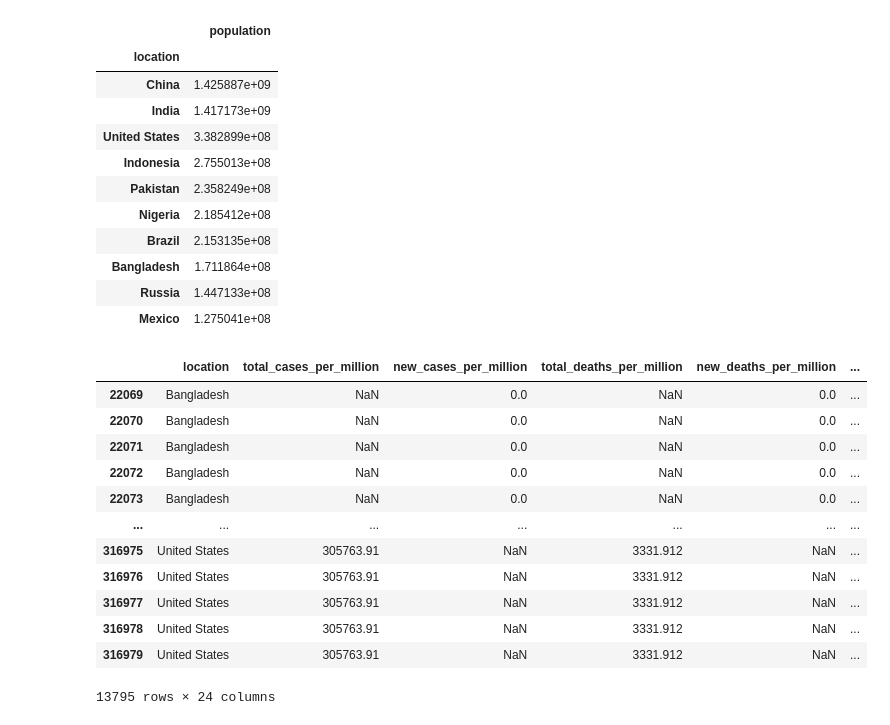
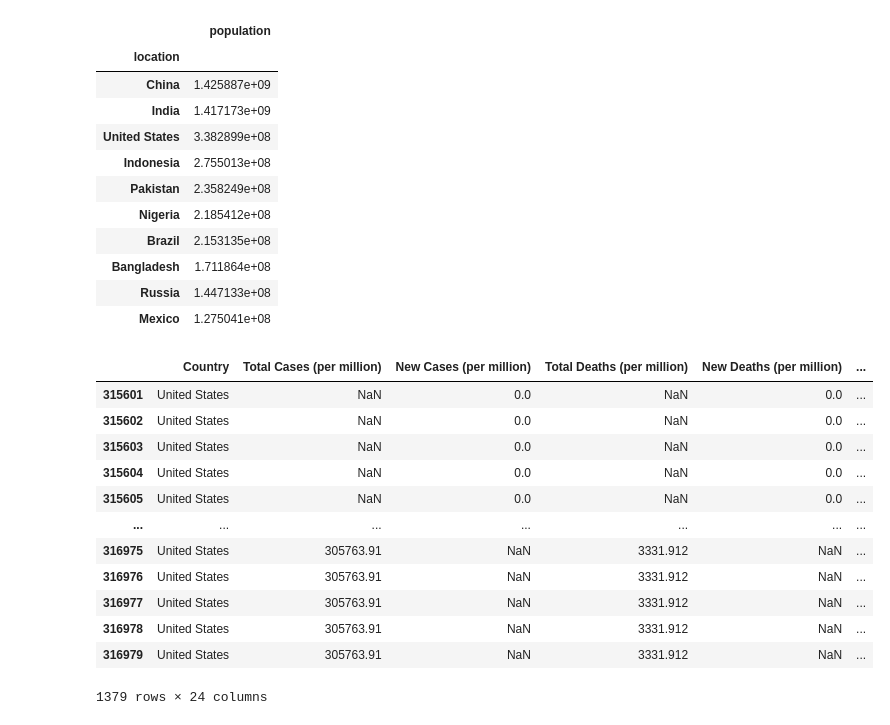
Before and after one commit to ss0ryan0/project1_group7, a Jupyter notebook: Code/project1_group7.ipynb, the cells around one changed output. Cells and saved outputs as stored; diff of their text form; code cells hidden in the pictures.

```diff
--- a/Code/project1_group7.ipynb
+++ b/Code/project1_group7.ipynb
@@ -147,27 +147,58 @@ group_pop_vs_loc.mean().sort_values("population", ascending = False).head(10)
 | Bangladesh | 1.711864e+08 |
 | Russia | 1.447133e+08 |
 | Mexico | 1.275041e+08 |
-# %%
-# creating new data frame with only the 10 selected locations
-
-top_10_countries_df = cleaned_covid_df.loc[(cleaned_covid_df["location"] == "China") | (cleaned_covid_df["location"] == "India") |
-                                        (cleaned_covid_df["location"] == "United States") | (cleaned_covid_df["location"] == "Indonesia") |
-                                        (cleaned_covid_df["location"] == "Pakistan") | (cleaned_covid_df["location"] == "Nigeria") |
-                                        (cleaned_covid_df["location"] == "Brazil") | (cleaned_covid_df["location"] == "Bangladesh") |
-                                        (cleaned_covid_df["location"] == "Russia") | (cleaned_covid_df["location"] == "Mexico"),  :]
-
-top_10_countries_df
-# %% [output]
-|  | location | total_cases_per_million | new_cases_per_million | total_deaths_per_million | new_deaths_per_million | ... |
-| 22069 | Bangladesh | NaN | 0.0 | NaN | 0.0 | ... |
-| 22070 | Bangladesh | NaN | 0.0 | NaN | 0.0 | ... |
-| 22071 | Bangladesh | NaN | 0.0 | NaN | 0.0 | ... |
-| 22072 | Bangladesh | NaN | 0.0 | NaN | 0.0 | ... |
-| 22073 | Bangladesh | NaN | 0.0 | NaN | 0.0 | ... |
-| ... | ... | ... | ... | ... | ... | ... |
-| 316975 | United States | 305763.91 | NaN | 3331.912 | NaN | ... |
-| 316976 | United States | 305763.91 | NaN | 3331.912 | NaN | ... |
-| 316977 | United States | 305763.91 | NaN | 3331.912 | NaN | ... |
-| 316978 | United States | 305763.91 | NaN | 3331.912 | NaN | ... |
-| 316979 | United States | 305763.91 | NaN | 3331.912 | NaN | ... |
-13795 rows × 24 columns
+# %%
+# creating new data frame with only the 10 selected locations
+
+top_10_countries = cleaned_covid_df.loc[(cleaned_covid_df["location"] == "China") | (cleaned_covid_df["location"] == "India") |
+                                        (cleaned_covid_df["location"] == "United States") | (cleaned_covid_df["location"] == "Indonesia") |
+                                        (cleaned_covid_df["location"] == "Pakistan") | (cleaned_covid_df["location"] == "Nigeria") |
+                                        (cleaned_covid_df["location"] == "Brazil") | (cleaned_covid_df["location"] == "Bangladesh") |
+                                        (cleaned_covid_df["location"] == "Russia") | (cleaned_covid_df["location"] == "Mexico"),  :]
+
+# renaming columns for readability
+final_df_top_10 = top_10_countries.rename(columns={
+    "location": "Country",
+    "total_cases_per_million": "Total Cases (per million)",
+    "new_cases_per_million": "New Cases (per million)",
+    "total_deaths_per_million": "Total Deaths (per million)",
+    "new_deaths_per_million": "New Deaths (per million)",
+    "icu_patients_per_million": "ICU Patients (per million)",
+    "hosp_patients_per_million": "Hospitalized Patients (per million)",
+    "total_tests_per_thousand": "Total Tests (per thousand)",
+    "positive_rate": "Positive Rate",
+    "total_vaccinations_per_hundred": "Total Vaccinations (per hundred)",
+    "people_vaccinated_per_hundred": "People Vaccinated (per hundred)",
+    "people_fully_vaccinated_per_hundred": "People Fully Vaccinated (per hundred)",
+    "total_boosters_per_hundred": "Total Boosters (per hundred)",
+    "new_vaccinations": "New Vaccinations",
+    "median_age": "Median Age",
+    "aged_65_older": "Aged Over 65",
+    "aged_70_older": "Aged Over 70",
+    "cardiovasc_death_rate": "Poor Cardiovascular Death Rate",
+    "diabetes_prevalence": "Diabetes Prevalence",
+    "female_smokers": "Female Smokers",
+    "male_smokers": "Male Smokers",
+    "population": "Total Population",
+    "month": "Month",
+    "year": "Year"
+})
+
+# making a data frame containing only data from United States
+final_df_US = final_df_top_10.loc[final_df_top_10["Country"] == "United States", :]
+
+final_df_US
+# %% [output]
+|  | Country | Total Cases (per million) | New Cases (per million) | Total Deaths (per million) | New Deaths (per million) | ... |
+| 315601 | United States | NaN | 0.0 | NaN | 0.0 | ... |
+| 315602 | United States | NaN | 0.0 | NaN | 0.0 | ... |
+| 315603 | United States | NaN | 0.0 | NaN | 0.0 | ... |
+| 315604 | United States | NaN | 0.0 | NaN | 0.0 | ... |
+| 315605 | United States | NaN | 0.0 | NaN | 0.0 | ... |
+| ... | ... | ... | ... | ... | ... | ... |
+| 316975 | United States | 305763.91 | NaN | 3331.912 | NaN | ... |
+| 316976 | United States | 305763.91 | NaN | 3331.912 | NaN | ... |
+| 316977 | United States | 305763.91 | NaN | 3331.912 | NaN | ... |
+| 316978 | United States | 305763.91 | NaN | 3331.912 | NaN | ... |
+| 316979 | United States | 305763.91 | NaN | 3331.912 | NaN | ... |
+1379 rows × 24 columns
```
Also changed, not shown: parts of 1 cell of this notebook.
